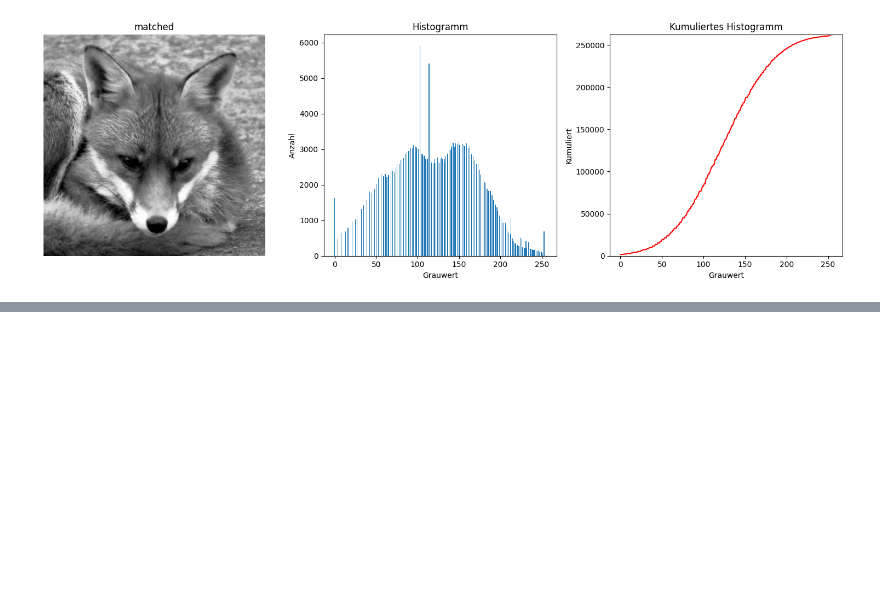
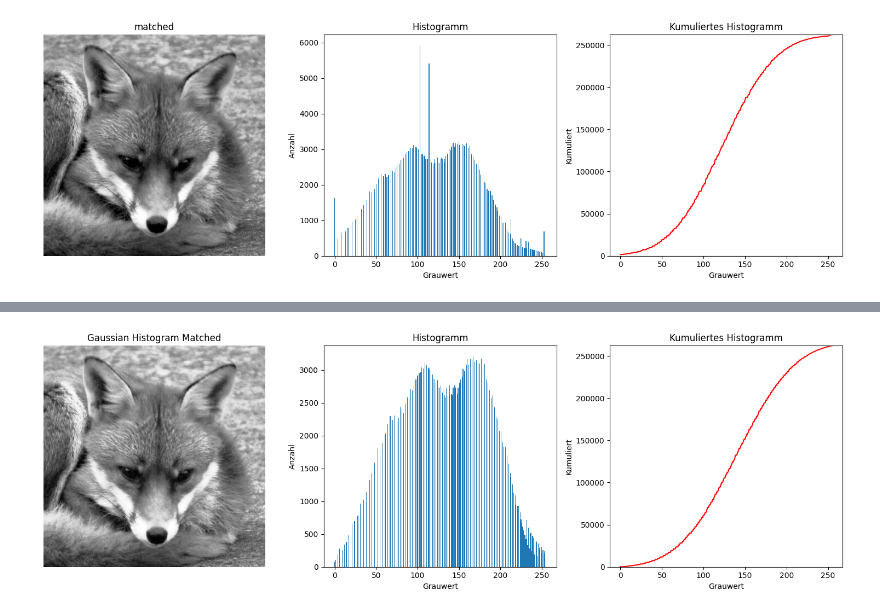
Before and after one commit to einblickle/ComputerVisionProgramming, a Jupyter notebook: Source/005_Punktoperationen/02_uebung_Histogram_Transformations_solution.ipynb, the cells around one changed output, grey strips where cells are left out. Saved outputs shown, nothing was run; the diff lists cells and outputs as text; code cells hidden in the pictures; blank space fills up the shorter version.

```diff
--- a/Source/005_Punktoperationen/02_uebung_Histogram_Transformations_solution.ipynb
+++ b/Source/005_Punktoperationen/02_uebung_Histogram_Transformations_solution.ipynb
@@ -162,0 +170,47 @@ displayImageAndAllHist(matched, 'matched')
+# %%
+def gaussianHistogramMatching(image, mean, std):
+    """Adjust the histogram of an image to match a Gaussian distribution with specified mean and std.
+
+    Args:
+        image (numpy.ndarray): Grayscale image (uint8)
+        mean (float): Desired mean of the Gaussian distribution
+        std (float): Desired standard deviation of the Gaussian distribution
+
+    Returns:
+        numpy.ndarray: Histogram-matched image (uint8) in range [0, 255]
+    """
+    ####
+    ## ENTER YOUR CODE HERE
+    ####
+
+    # Zielhistogramm erstellen (Gaußverteilung)
+    x = np.arange(256)
+    target_histogram = (1 / (std * np.sqrt(2 * np.pi))) * np.exp(-0.5 * ((x - mean) / std) ** 2)
+    target_histogram /= target_histogram.sum()  # Normalisieren
+
+    # Histogramm des Eingabebildes berechnen
+    input_histogram, _ = np.histogram(image.flatten(), bins=256, range=(0, 255))
+    input_histogram = input_histogram.astype(float) / input_histogram.sum()  # Normalisieren
+
+    # Kumulative Verteilungsfunktion (CDF) berechnen
+    cumHist_input = np.cumsum(input_histogram)
+    cumHist_target = np.cumsum(target_histogram)
+
+    # Mapping von Eingabewerten zu Zielwerten erstellen
+    mapping = np.interp(cumHist_input, cumHist_target, x)
+
+    # Bild mit dem Mapping anpassen
+    #matched_image = np.interp(image.flatten(), x, mapping).reshape(image.shape)
+    lut = np.clip(np.round(mapping), 0, 255).astype(np.uint8)
+
+    # NumPy Magie: Ersetze jeden Pixelwert im Bild durch den Wert aus der LUT
+    matched_image = lut[image]
+
+    matched_image = np.clip(matched_image, 0, 255).astype(np.uint8)
+
+    return matched_image
+# %%
+matched_gaussian = gaussianHistogramMatching(image_Fox, mean=140, std=55)
+displayImageAndAllHist(matched_gaussian, 'Gaussian Histogram Matched')
+# %% [output]
+[figure, added]
```
Also changed, not shown: parts of 2 cells of this notebook, 7 other files.
